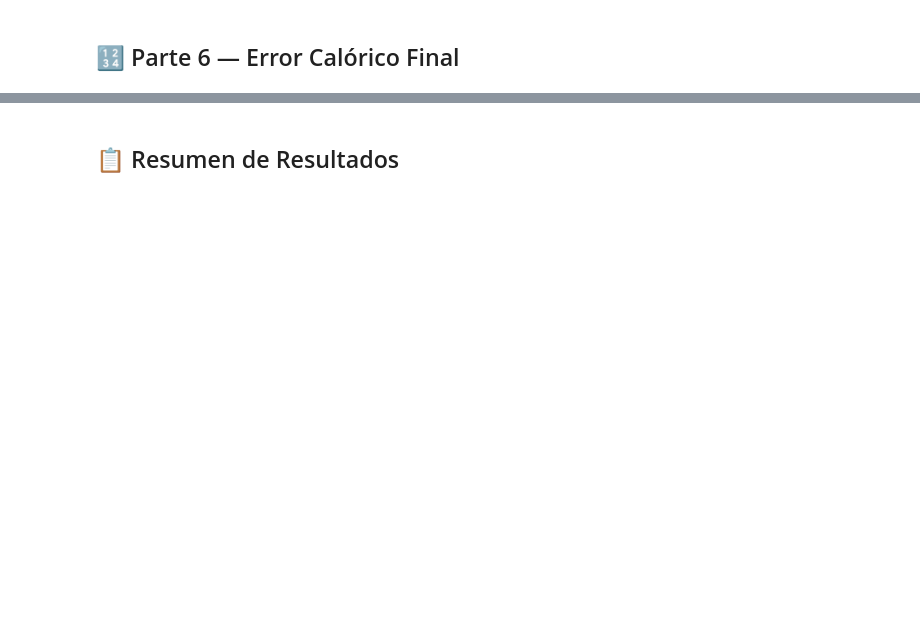
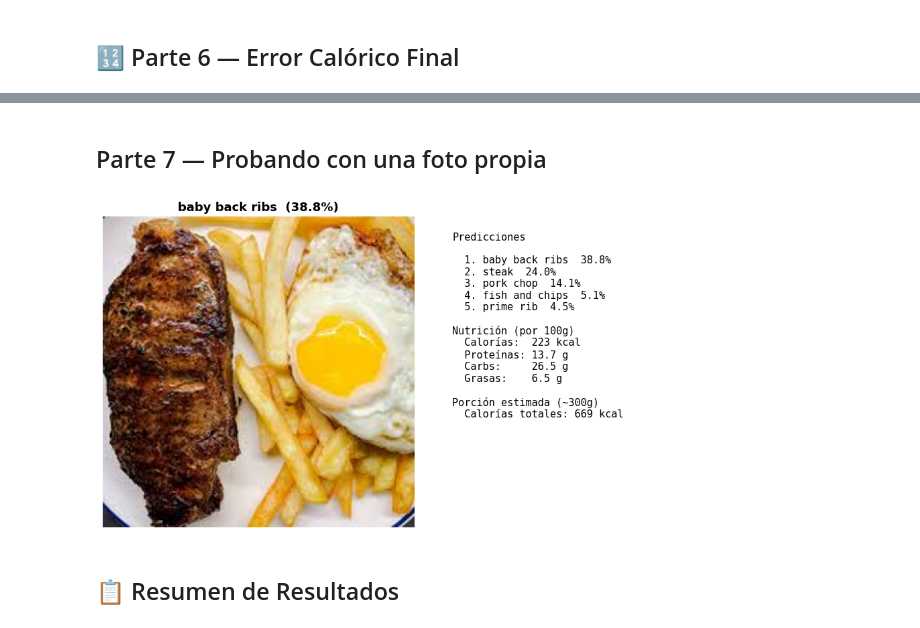
Before and after one commit to NicoKaragozian/Food-Vision, a Jupyter notebook: notebooks/05_evaluation.ipynb, the cells around one changed output, grey strips where cells are left out. Cells and saved outputs as stored; diff of their text form; code cells hidden in the pictures; blank space fills up the shorter version.

```diff
--- a/notebooks/05_evaluation.ipynb
+++ b/notebooks/05_evaluation.ipynb
@@ -246,3 +286,58 @@ plt.show()
+# %% [markdown]
+## Parte 7 — Probando con una foto propia
+# %%
+from PIL import Image
+import matplotlib.pyplot as plt
+
+MI_FOTO = "bife_con_papas.jpeg"
+
+img = Image.open(MI_FOTO).convert("RGB")
+result = pipe.analyze(img, top_k=5)
+
+top = result["top_prediction"]
+alts = result["alternatives"]
+nutr = result["nutrition"]
+
+# --- Visualización ---
+fig, axes = plt.subplots(1, 2, figsize=(12, 5), gridspec_kw={"width_ratios": [1, 1.4]})
+
+# Imagen
+axes[0].imshow(img.resize((300, 300)))
+axes[0].axis("off")
+axes[0].set_title(
+    f"{top['class'].replace('_', ' ')}  ({top['confidence']*100:.1f}%)",
+    fontsize=13, fontweight="bold"
+)
+
+# Predicciones + nutrición
+ax = axes[1]
+ax.axis("off")
+
+pred_lines = [f"{'Predicciones':}\n"]
+pred_lines.append(f"  1. {top['class'].replace('_',' ')}  {top['confidence']*100:.1f}%")
+for i, alt in enumerate(alts, 2):
+    pred_lines.append(f"  {i}. {alt['class'].replace('_',' ')}  {alt['confidence']*100:.1f}%")
+
+if nutr:
+    p100 = nutr["per_100g"]
+    pEST = nutr["estimated_portion"]
+    pred_lines += [
+        f"\nNutrición (por 100g)",
+        f"  Calorías:  {p100['calories']} kcal",
+        f"  Proteínas: {p100['protein_g']} g",
+        f"  Carbs:     {p100['carbs_g']} g",
+        f"  Grasas:    {p100['fat_g']} g",
+        f"\nPorción estimada (~{pEST['portion_g']}g)",
+        f"  Calorías totales: {pEST['calories']:.0f} kcal",
+    ]
+
+ax.text(0.05, 0.95, "\n".join(pred_lines), transform=ax.transAxes,
+        fontsize=11, verticalalignment="top", fontfamily="monospace")
+
+plt.tight_layout()
+plt.show()
+# %% [output]
+[figure, added]
 # %% [markdown]
 ## 📋 Resumen de Resultados
 # %%
```
Also changed, not shown: parts of 11 cells of this notebook.
